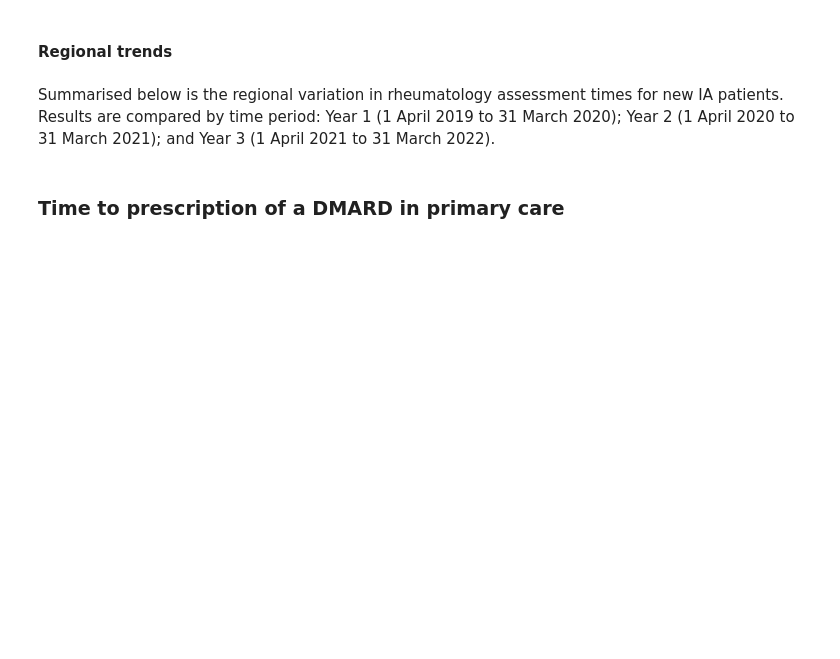
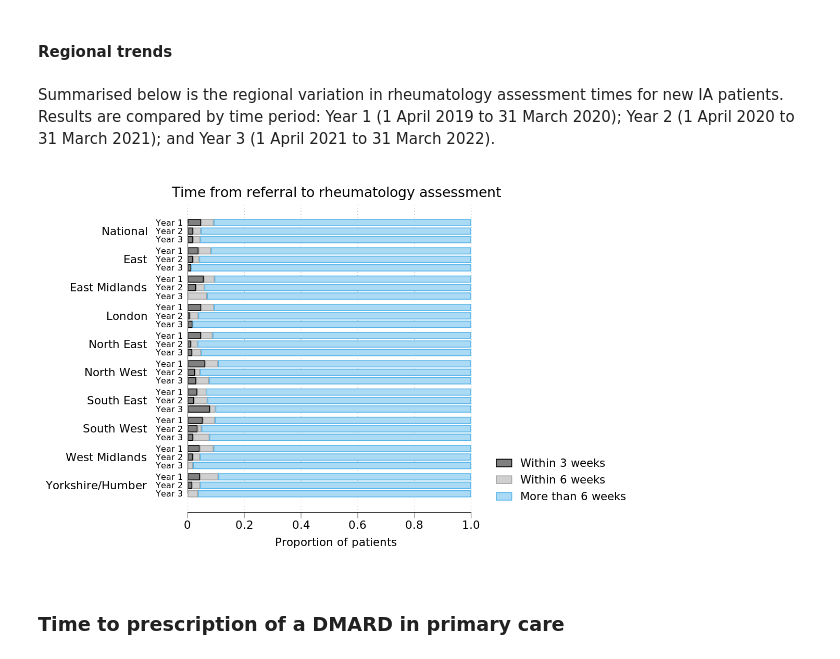
Before and after one commit to markdrussell/OpenSAFELY, a Jupyter notebook: analysis/report.ipynb, the cells around one changed output. Drawn from its saved outputs; the diff is of its cells as text; code cells hidden in the pictures; blank space fills up the shorter version.

```diff
--- a/analysis/report.ipynb
+++ b/analysis/report.ipynb
@@ -59,7 +77,9 @@ Image(filename="../output/figures/ITSA_diagnostic_delay_GP_newey.png")
 # %% [markdown]
 Summarised below is the regional variation in rheumatology assessment times for new IA patients. Results are compared by time period: Year 1 (1 April 2019 to 31 March 2020); Year 2 (1 April 2020 to 31 March 2021); and Year 3 (1 April 2021 to 31 March 2022).
 # %%
-Image(filename="../output/figures/regional_qs2_bar_GP_merged.png")
+Image(filename="../output/figures/regional_qs2_bar_GP_merged.png", width=600)
+# %% [output]
+[figure, added]
 # %% [markdown]
 ### Time to prescription of a DMARD in primary care
 # %% [markdown]
```
Also changed, not shown: parts of 7 cells of this notebook.
